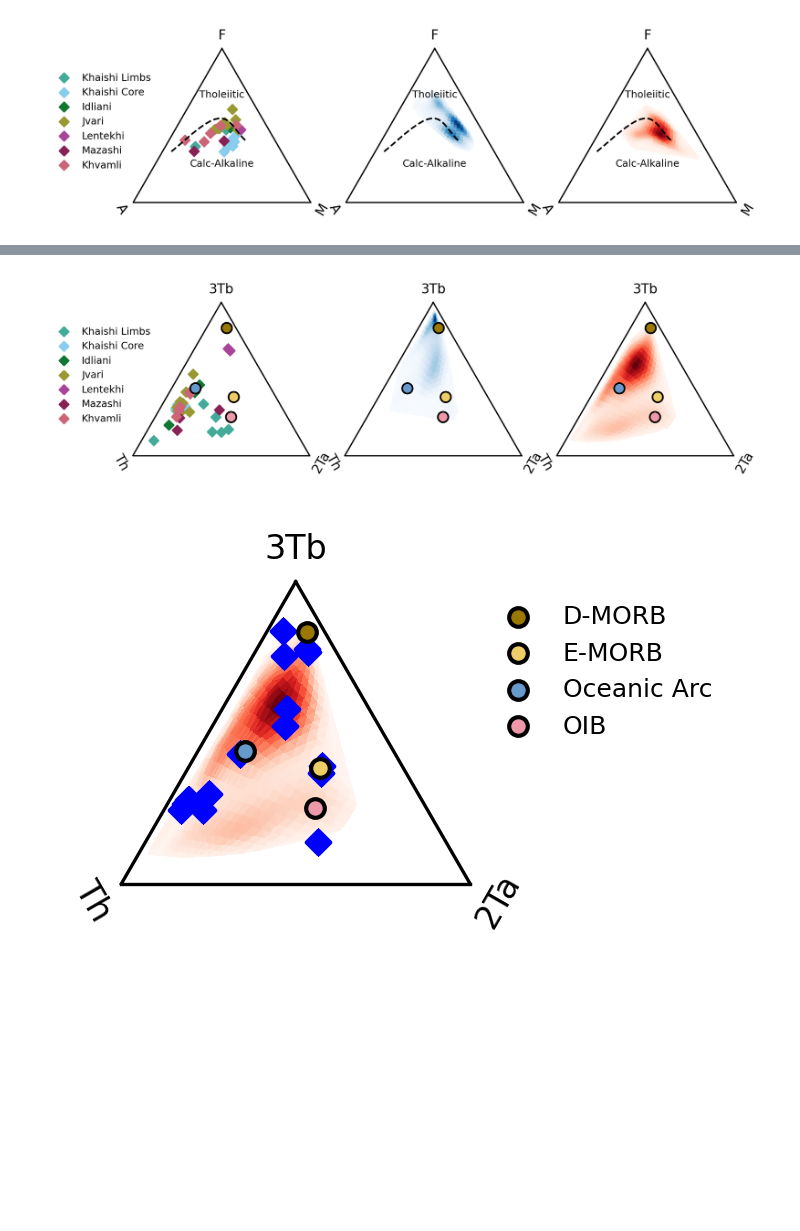
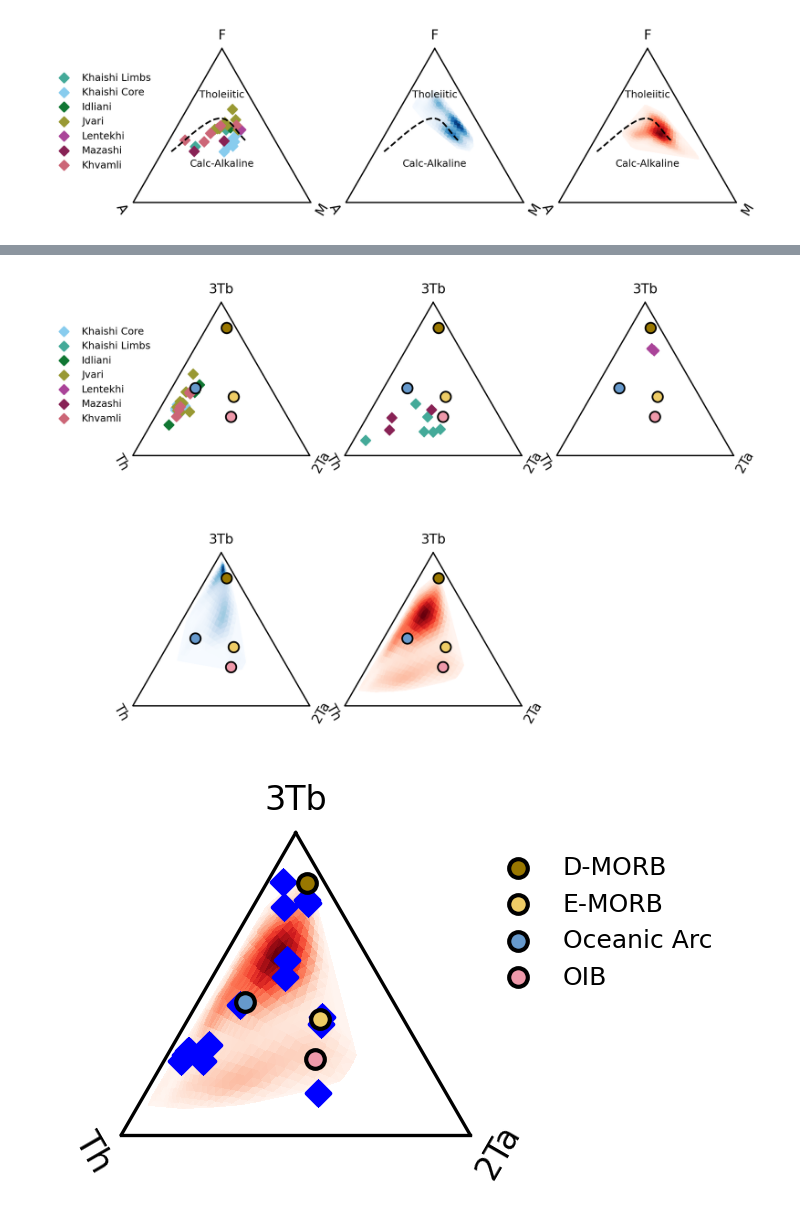
Before and after one commit to dyvasey/dataset-caucasus-gchem-2023, a Jupyter notebook: draft_figs.ipynb, the cells around one changed output, grey strips where cells are left out. Drawn from its saved outputs; the diff is of its cells as text; code cells hidden in the pictures; blank space fills up the shorter version.

Commit message:
Made some updates to draft figures for draft2

```diff
--- a/draft_figs.ipynb
+++ b/draft_figs.ipynb
@@ -225,31 +227,33 @@ for k, group in groups:
 axs0[0,0].set_title('Khaishi')
 axs0[0,0].legend(fontsize=6,loc='upper right',frameon=True,framealpha=1,facecolor='white')
 
-avgs_list = [['Oceanic Arc','E-MORB','OIB'],['Oceanic Arc'],['Oceanic Arc'],['D-MORB','E-MORB'],['Oceanic Arc','E-MORB','OIB'],['Oceanic Arc']]
+# Old averages list for having different curves on each plot
+#avgs_list = [['Oceanic Arc','E-MORB','OIB'],['Oceanic Arc'],['Oceanic Arc'],['D-MORB','E-MORB'],['Oceanic Arc','E-MORB','OIB'],['Oceanic Arc']]
 
+avgs_list = ['Oceanic Arc','D-MORB','E-MORB','OIB']
 
 for k,ax in enumerate(axs0[:,0]):
-    labels = avgs_list[k]
+    labels = avgs_list
     colors = [avgs_colors[label] for label in labels]
     gp.REE(avgs.loc[labels],ax=ax,marker=None,zorder=2,color=colors,labels=labels,linewidth=2)
 for k,ax in enumerate(axs0[:,1]):
-    labels = avgs_list[k]
+    labels = avgs_list
     colors = [avgs_colors[label] for label in labels]
     gp.immobile(avgs.loc[labels],ax=ax,marker=None,zorder=2,color=colors,labels=labels,linewidth=2)
 for k,ax in enumerate(axs1[:,0]):
-    labels = avgs_list[k+3]
+    labels = avgs_list
     colors = [avgs_colors[label] for label in labels]
     gp.REE(avgs.loc[labels],ax=ax,marker=None,zorder=2,color=colors,labels=labels,linewidth=2)
 for k,ax in enumerate(axs1[:,1]):
-    labels = avgs_list[k+3]
+    labels = avgs_list
     colors = [avgs_colors[label] for label in labels]
     gp.immobile(avgs.loc[labels],ax=ax,marker=None,zorder=2,color=colors,labels=labels,linewidth=2)
 
 fig0.set_layout_engine('tight')
 fig1.set_layout_engine('tight')
 
-fig0.savefig(savedir+'F06_westspiders.pdf')
-fig1.savefig(savedir+'F07_eastspiders.pdf')
+fig0.savefig(savedir+'F08_westspiders.pdf')
+fig1.savefig(savedir+'F09_eastspiders.pdf')
 # %% [output]
 4
 4
@@ -282,25 +286,41 @@ fig1.savefig(savedir+'F07_eastspiders.pdf')
 # %%
 # Cabanis
-fig,axs = plt.subplots(1,3,figsize=(6.5,3),dpi=300,subplot_kw={'projection':'ternary'})
+fig,axs = plt.subplots(2,3,figsize=(6.5,5),dpi=300,subplot_kw={'projection':'ternary'})
+axs[1,2].remove()
 
 first = []
 for k,group in groups:
-    ax = axs[0]
+    if k in ['Jvari','Idliani','Khvamli','Khaishi Core']:
+        ax = axs[0,0]
+    elif k in ['Khaishi Limbs','Mazashi']:
+        ax = axs[0,1]
+    elif k=='Lentekhi':
+        ax = axs[0,2]
     Tb,Th,Ta = group[['Tb','Th','Ta']].T.values
     gp.cabanis(Tb,Th,Ta,ax=ax,label=k,c=color_dict[k])
 
-gp.cabanisd(gale['Tb'],gale['Th'],gale['Ta'],ax=axs[1],cmap='Blues')
-gp.cabanisd(cbab_spread['Tb'],cbab_spread['Th'],cbab_spread['Ta'],ax=axs[2],cmap='Reds')
+gp.cabanisd(gale['Tb'],gale['Th'],gale['Ta'],ax=axs[1,0],cmap='Blues')
+gp.cabanisd(cbab_spread['Tb'],cbab_spread['Th'],cbab_spread['Ta'],ax=axs[1,1],cmap='Reds')
 
-for ax in axs:
+for ax in axs.flatten():
     colors = [avgs_colors[label] for label in avgs.index]
     gp.cabanis(avgs['Tb'],avgs['Th'],avgs['Ta'],ax=ax,c=colors,marker='o',s=40,edgecolor='black')
 
-axs[0].legend(fontsize=6,loc='best',bbox_to_anchor=(0.15,0.9))
 
-fig.savefig(savedir+'F08_cabanis.pdf')
+h1, l1 = axs[0,0].get_legend_handles_labels()
+h2, l2 = axs[0,1].get_legend_handles_labels()
+h3, l3 = axs[0,2].get_legend_handles_labels()
+
+legend_order = ['Khaishi Core','Khaishi Limbs','Idliani','Jvari','Lentekhi','Mazashi','Khvamli']
+legend_dict = dict(zip(l1+l2+l3,h1+h2+h3))
+handles_sorted = [legend_dict[x] for x in legend_order]
+
+axs[0,0].legend(handles_sorted,legend_order,fontsize=6,loc='best',bbox_to_anchor=(0.15,0.9))
+
+#fig.tight_layout()
+fig.savefig(savedir+'F10_cabanis.pdf')
 # %% [output]
-[figure, old version]
+[figure, new version]
 # %%
 # Cabanis with McCann
 fig,axs = plt.subplots(1,figsize=(1.5,1.5),dpi=300,subplot_kw={'projection':'ternary'})
```
Also changed, not shown: parts of 5 cells of this notebook.
